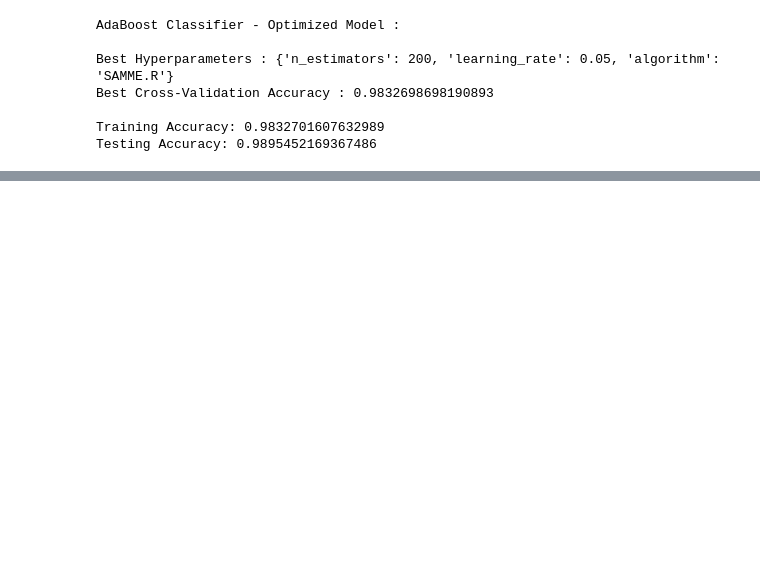
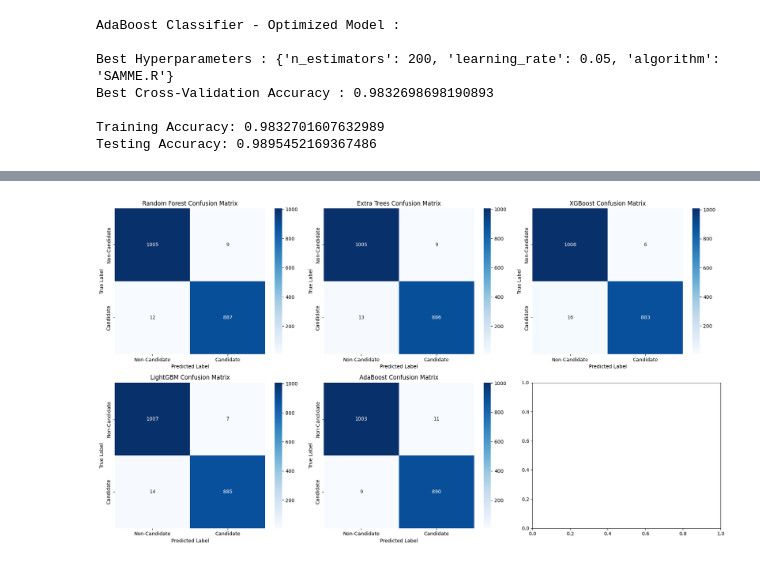
Before and after one commit to ManonLagardeCS/EnsembleLearning_Project, a Jupyter notebook: Exoplanet_final.ipynb, the cells around one changed output, grey strips where cells are left out. Cells and saved outputs as stored; diff of their text form; code cells hidden in the pictures; blank space fills up the shorter version.

```diff
--- a/Exoplanet_final.ipynb
+++ b/Exoplanet_final.ipynb
@@ -1031,0 +1050,24 @@ plt.show()
+# %%
+# CONFUSION MATRIX:
+######################################################################################
+model_names = ["Random Forest", "Extra Trees", "XGBoost", "LightGBM", "AdaBoost"]
+models = [best_rf, best_et, best_xgb, best_lgbm, best_ada]
+
+fig, axes = plt.subplots(2, 3, figsize=(18, 10))  # 2 rows, 3 columns
+
+for i, (model, name) in enumerate(zip(models, model_names)):
+    cm = confusion_matrix(y_test, model.predict(X_test))
+    row, col = divmod(i, 3)
+
+    sns.heatmap(cm, annot=True, fmt="d", cmap="Blues",
+                xticklabels=["Non-Candidate", "Candidate"],
+                yticklabels=["Non-Candidate", "Candidate"], ax=axes[row, col])
+
+    axes[row, col].set_title(f"{name} Confusion Matrix")
+    axes[row, col].set_xlabel("Predicted Label")
+    axes[row, col].set_ylabel("True Label")
+
+plt.tight_layout()
+plt.show()
+# %% [output]
+[figure, added]
```
Also changed, not shown: parts of 18 cells of this notebook.
